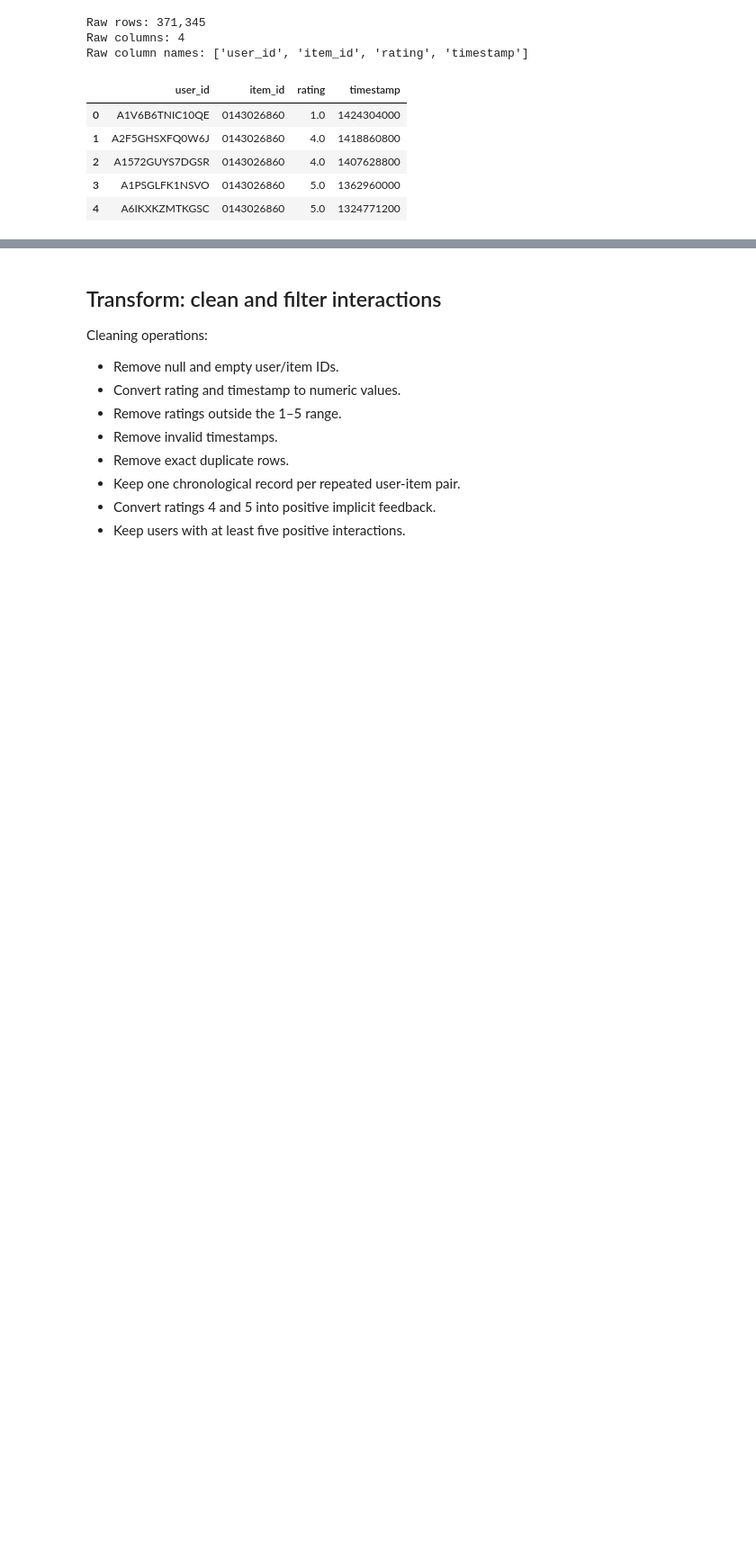
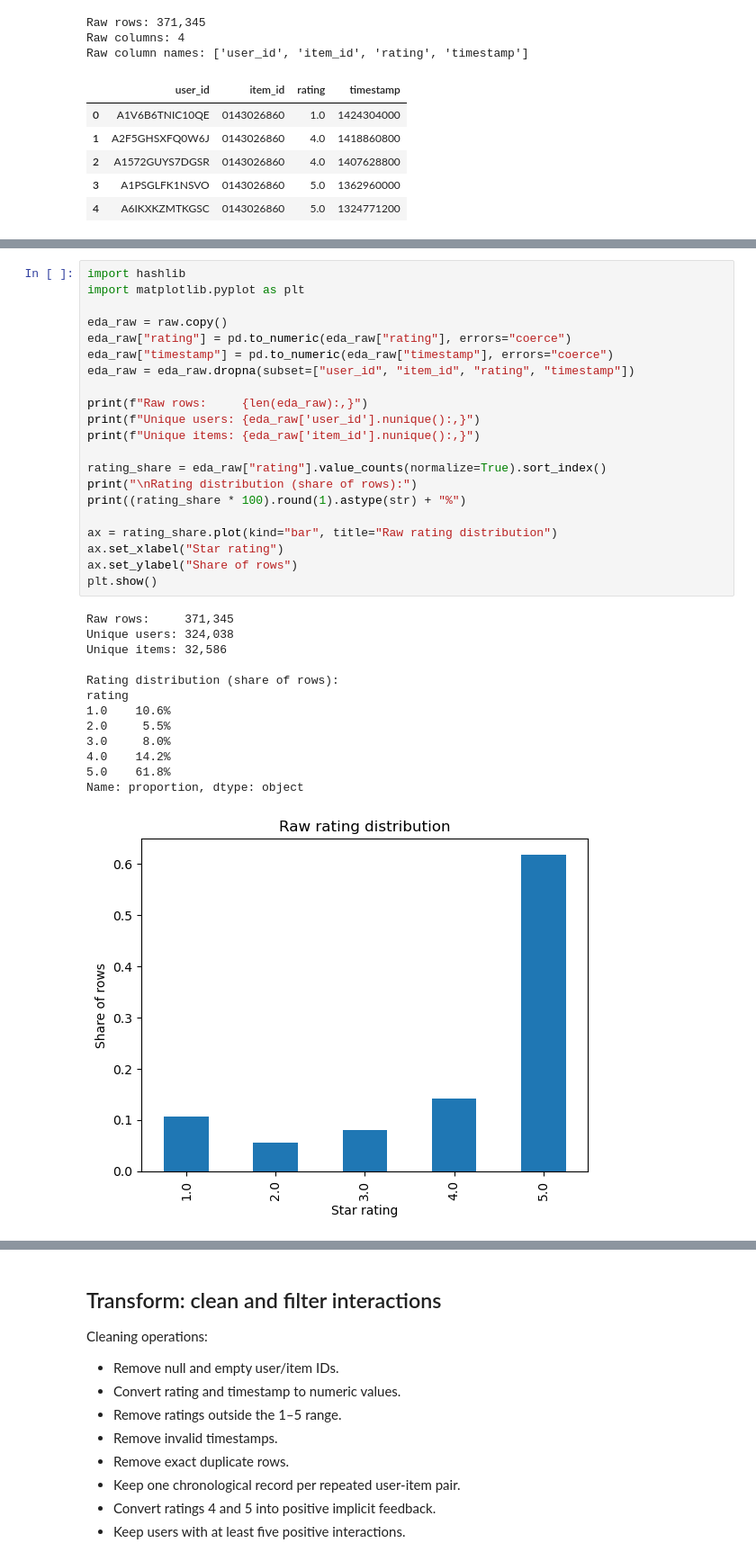
Before and after one commit to Ashley96yy/data298a-team5-topic22, a Jupyter notebook: data/amazon_beauty_all_models_etl_v1.ipynb, the cells around one changed output, grey strips where cells are left out. Shown at 90% size. Drawn from its saved outputs; the diff is of its cells as text; blank space fills up the shorter version.

```diff
--- a/data/amazon_beauty_all_models_etl_v1.ipynb
+++ b/data/amazon_beauty_all_models_etl_v1.ipynb
@@ -121,0 +124,35 @@ Raw column names: ['user_id', 'item_id', 'rating', 'timestamp']
+# %%
+import hashlib
+import matplotlib.pyplot as plt
+
+eda_raw = raw.copy()
+eda_raw["rating"] = pd.to_numeric(eda_raw["rating"], errors="coerce")
+eda_raw["timestamp"] = pd.to_numeric(eda_raw["timestamp"], errors="coerce")
+eda_raw = eda_raw.dropna(subset=["user_id", "item_id", "rating", "timestamp"])
+
+print(f"Raw rows:     {len(eda_raw):,}")
+print(f"Unique users: {eda_raw['user_id'].nunique():,}")
+print(f"Unique items: {eda_raw['item_id'].nunique():,}")
+
+rating_share = eda_raw["rating"].value_counts(normalize=True).sort_index()
+print("\nRating distribution (share of rows):")
+print((rating_share * 100).round(1).astype(str) + "%")
+
+ax = rating_share.plot(kind="bar", title="Raw rating distribution")
+ax.set_xlabel("Star rating")
+ax.set_ylabel("Share of rows")
+plt.show()
+# %% [output]
+Raw rows:     371,345
+Unique users: 324,038
+Unique items: 32,586
+
+Rating distribution (share of rows):
+rating
+1.0    10.6%
+2.0     5.5%
+3.0     8.0%
+4.0    14.2%
+5.0    61.8%
+Name: proportion, dtype: object
+[figure, added]
```
Also changed, not shown: parts of 20 cells of this notebook.
